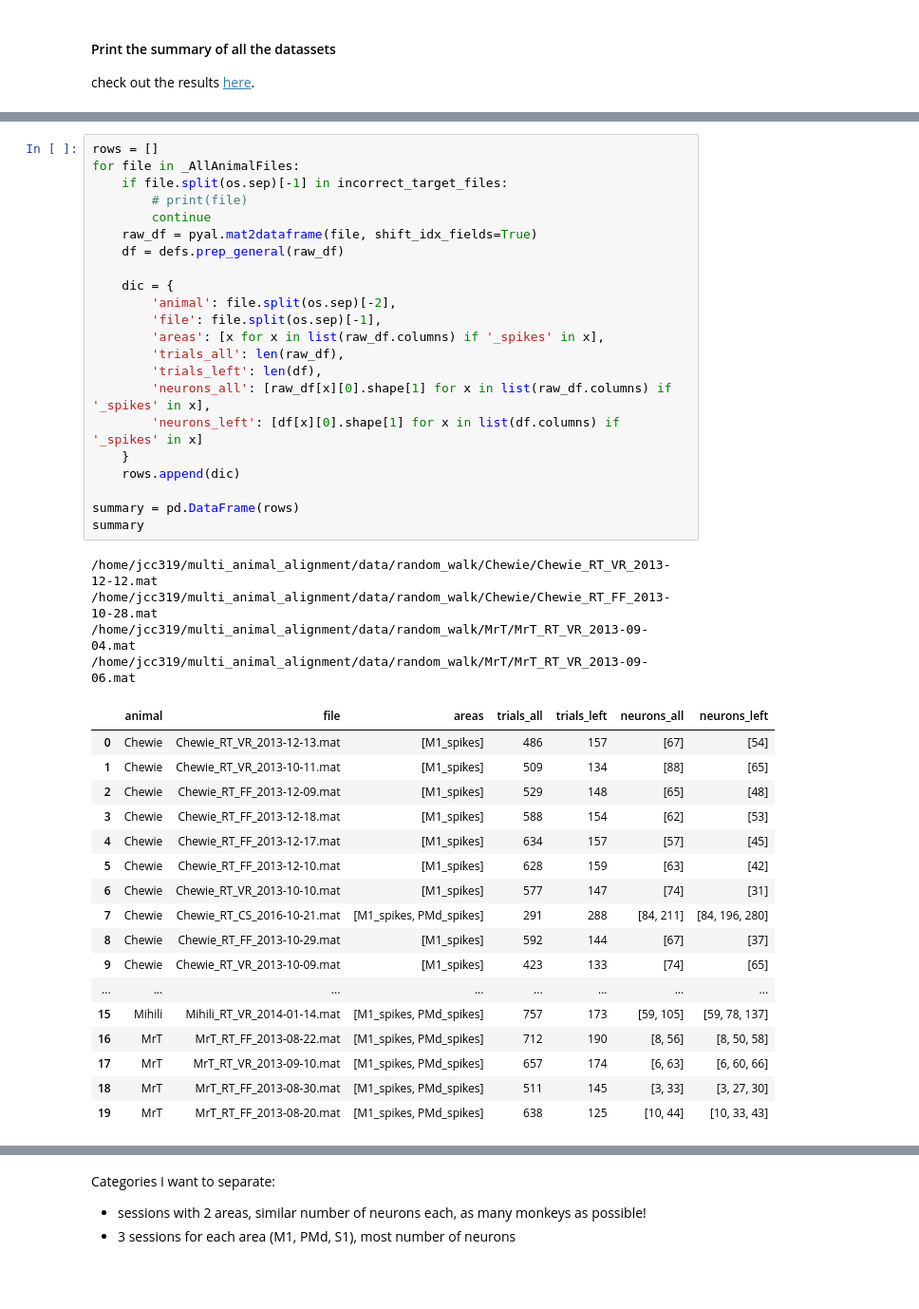
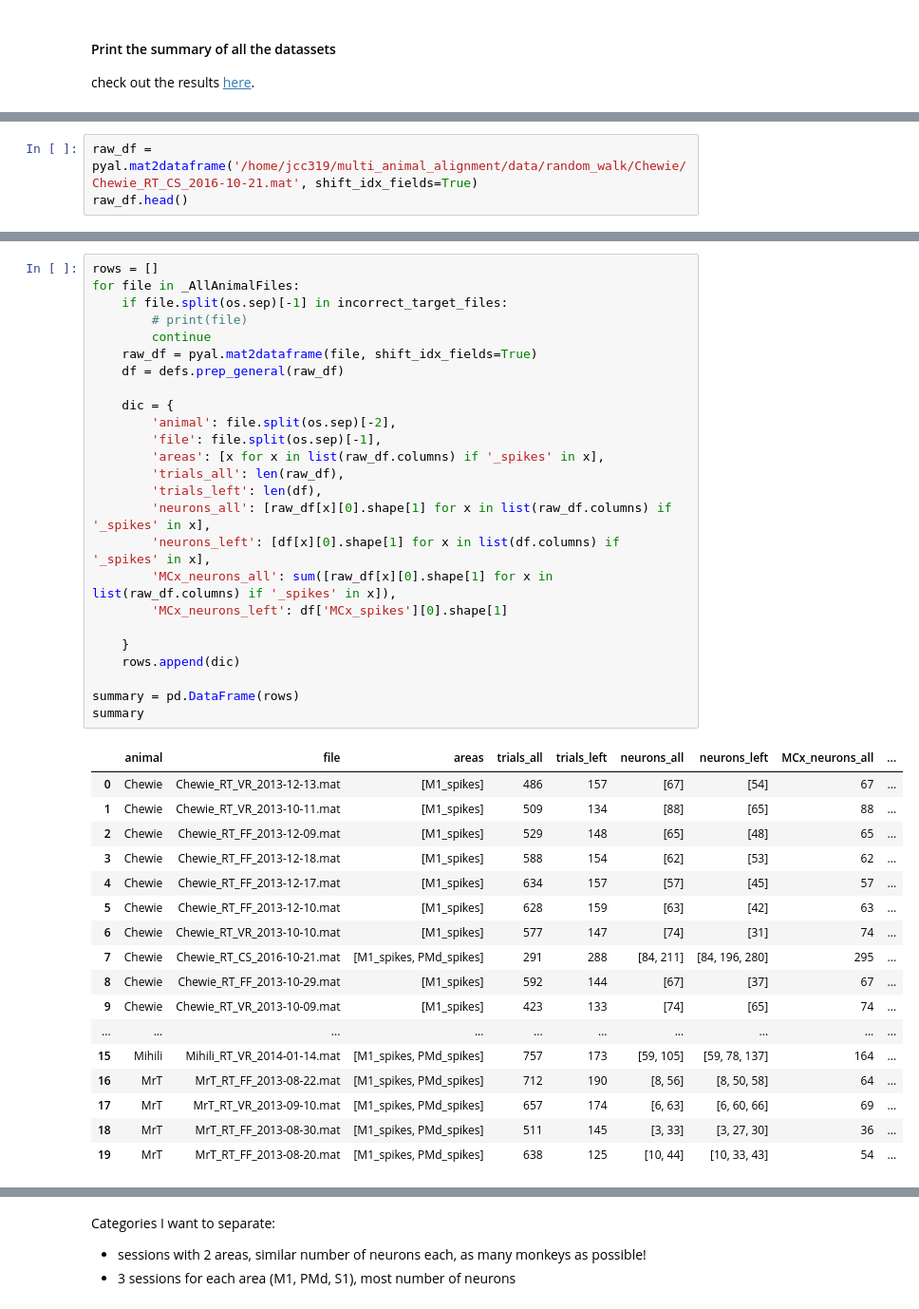
Before and after one commit to AtMostafa/multi-animal-alignment, a Jupyter notebook: random_walk/_dataset-selection.ipynb, the cells around one changed output, grey strips where cells are left out. Shown at 95% size. Saved outputs shown, nothing was run; the diff lists cells and outputs as text; blank space fills up the shorter version.

```diff
--- a/random_walk/_dataset-selection.ipynb
+++ b/random_walk/_dataset-selection.ipynb
@@ -57,0 +60,3 @@ incorrect_target_files = ["Chewie_RT_FF_2013-10-28.mat", "Chewie_RT_VR_2013-12-1
+# %%
+raw_df = pyal.mat2dataframe('/home/jcc319/multi_animal_alignment/data/random_walk/Chewie/Chewie_RT_CS_2016-10-21.mat', shift_idx_fields=True)
+raw_df.head()
@@ -58,44 +70,43 @@ incorrect_target_files = ["Chewie_RT_FF_2013-10-28.mat", "Chewie_RT_VR_2013-12-1
 # %%
 rows = []
 for file in _AllAnimalFiles:
     if file.split(os.sep)[-1] in incorrect_target_files:
         # print(file)
         continue
     raw_df = pyal.mat2dataframe(file, shift_idx_fields=True)
     df = defs.prep_general(raw_df)
 
     dic = {
         'animal': file.split(os.sep)[-2],
         'file': file.split(os.sep)[-1],
         'areas': [x for x in list(raw_df.columns) if '_spikes' in x],
         'trials_all': len(raw_df),
         'trials_left': len(df),
         'neurons_all': [raw_df[x][0].shape[1] for x in list(raw_df.columns) if '_spikes' in x],
-        'neurons_left': [df[x][0].shape[1] for x in list(df.columns) if '_spikes' in x]
+        'neurons_left': [df[x][0].shape[1] for x in list(df.columns) if '_spikes' in x],
+        'MCx_neurons_all': sum([raw_df[x][0].shape[1] for x in list(raw_df.columns) if '_spikes' in x]),
+        'MCx_neurons_left': df['MCx_spikes'][0].shape[1]
+
     }
     rows.append(dic)
 
 summary = pd.DataFrame(rows)
 summary
 # %% [output]
-/home/jcc319/multi_animal_alignment/data/random_walk/Chewie/Chewie_RT_VR_2013-12-12.mat
-/home/jcc319/multi_animal_alignment/data/random_walk/Chewie/Chewie_RT_FF_2013-10-28.mat
-/home/jcc319/multi_animal_alignment/data/random_walk/MrT/MrT_RT_VR_2013-09-04.mat
-/home/jcc319/multi_animal_alignment/data/random_walk/MrT/MrT_RT_VR_2013-09-06.mat
-|  | animal | file | areas | trials_all | trials_left | neurons_all | neurons_left |
-| 0 | Chewie | Chewie_RT_VR_2013-12-13.mat | [M1_spikes] | 486 | 157 | [67] | [54] |
-| 1 | Chewie | Chewie_RT_VR_2013-10-11.mat | [M1_spikes] | 509 | 134 | [88] | [65] |
-| 2 | Chewie | Chewie_RT_FF_2013-12-09.mat | [M1_spikes] | 529 | 148 | [65] | [48] |
-| 3 | Chewie | Chewie_RT_FF_2013-12-18.mat | [M1_spikes] | 588 | 154 | [62] | [53] |
-| 4 | Chewie | Chewie_RT_FF_2013-12-17.mat | [M1_spikes] | 634 | 157 | [57] | [45] |
-| 5 | Chewie | Chewie_RT_FF_2013-12-10.mat | [M1_spikes] | 628 | 159 | [63] | [42] |
-| 6 | Chewie | Chewie_RT_VR_2013-10-10.mat | [M1_spikes] | 577 | 147 | [74] | [31] |
-| 7 | Chewie | Chewie_RT_CS_2016-10-21.mat | [M1_spikes, PMd_spikes] | 291 | 288 | [84, 211] | [84, 196, 280] |
-| 8 | Chewie | Chewie_RT_FF_2013-10-29.mat | [M1_spikes] | 592 | 144 | [67] | [37] |
-| 9 | Chewie | Chewie_RT_VR_2013-10-09.mat | [M1_spikes] | 423 | 133 | [74] | [65] |
-| ... | ... | ... | ... | ... | ... | ... | ... |
-| 15 | Mihili | Mihili_RT_VR_2014-01-14.mat | [M1_spikes, PMd_spikes] | 757 | 173 | [59, 105] | [59, 78, 137] |
-| 16 | MrT | MrT_RT_FF_2013-08-22.mat | [M1_spikes, PMd_spikes] | 712 | 190 | [8, 56] | [8, 50, 58] |
-| 17 | MrT | MrT_RT_VR_2013-09-10.mat | [M1_spikes, PMd_spikes] | 657 | 174 | [6, 63] | [6, 60, 66] |
-| 18 | MrT | MrT_RT_FF_2013-08-30.mat | [M1_spikes, PMd_spikes] | 511 | 145 | [3, 33] | [3, 27, 30] |
-| 19 | MrT | MrT_RT_FF_2013-08-20.mat | [M1_spikes, PMd_spikes] | 638 | 125 | [10, 44] | [10, 33, 43] |
+|  | animal | file | areas | trials_all | trials_left | neurons_all | neurons_left | MCx_neurons_all | ... |
+| 0 | Chewie | Chewie_RT_VR_2013-12-13.mat | [M1_spikes] | 486 | 157 | [67] | [54] | 67 | ... |
+| 1 | Chewie | Chewie_RT_VR_2013-10-11.mat | [M1_spikes] | 509 | 134 | [88] | [65] | 88 | ... |
+| 2 | Chewie | Chewie_RT_FF_2013-12-09.mat | [M1_spikes] | 529 | 148 | [65] | [48] | 65 | ... |
+| 3 | Chewie | Chewie_RT_FF_2013-12-18.mat | [M1_spikes] | 588 | 154 | [62] | [53] | 62 | ... |
+| 4 | Chewie | Chewie_RT_FF_2013-12-17.mat | [M1_spikes] | 634 | 157 | [57] | [45] | 57 | ... |
+| 5 | Chewie | Chewie_RT_FF_2013-12-10.mat | [M1_spikes] | 628 | 159 | [63] | [42] | 63 | ... |
+| 6 | Chewie | Chewie_RT_VR_2013-10-10.mat | [M1_spikes] | 577 | 147 | [74] | [31] | 74 | ... |
+| 7 | Chewie | Chewie_RT_CS_2016-10-21.mat | [M1_spikes, PMd_spikes] | 291 | 288 | [84, 211] | [84, 196, 280] | 295 | ... |
+| 8 | Chewie | Chewie_RT_FF_2013-10-29.mat | [M1_spikes] | 592 | 144 | [67] | [37] | 67 | ... |
+| 9 | Chewie | Chewie_RT_VR_2013-10-09.mat | [M1_spikes] | 423 | 133 | [74] | [65] | 74 | ... |
+| ... | ... | ... | ... | ... | ... | ... | ... | ... | ... |
+| 15 | Mihili | Mihili_RT_VR_2014-01-14.mat | [M1_spikes, PMd_spikes] | 757 | 173 | [59, 105] | [59, 78, 137] | 164 | ... |
+| 16 | MrT | MrT_RT_FF_2013-08-22.mat | [M1_spikes, PMd_spikes] | 712 | 190 | [8, 56] | [8, 50, 58] | 64 | ... |
+| 17 | MrT | MrT_RT_VR_2013-09-10.mat | [M1_spikes, PMd_spikes] | 657 | 174 | [6, 63] | [6, 60, 66] | 69 | ... |
+| 18 | MrT | MrT_RT_FF_2013-08-30.mat | [M1_spikes, PMd_spikes] | 511 | 145 | [3, 33] | [3, 27, 30] | 36 | ... |
+| 19 | MrT | MrT_RT_FF_2013-08-20.mat | [M1_spikes, PMd_spikes] | 638 | 125 | [10, 44] | [10, 33, 43] | 54 | ... |
```
Also changed, not shown: parts of 6 cells of this notebook, 2 other files.
